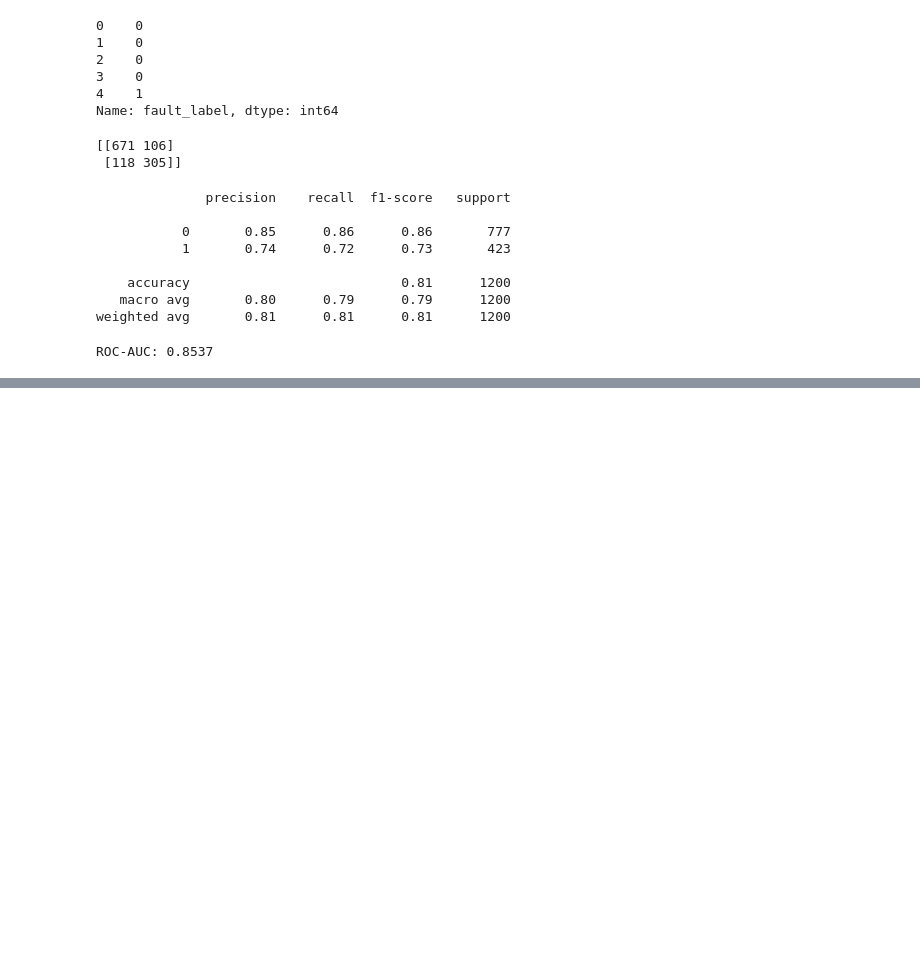
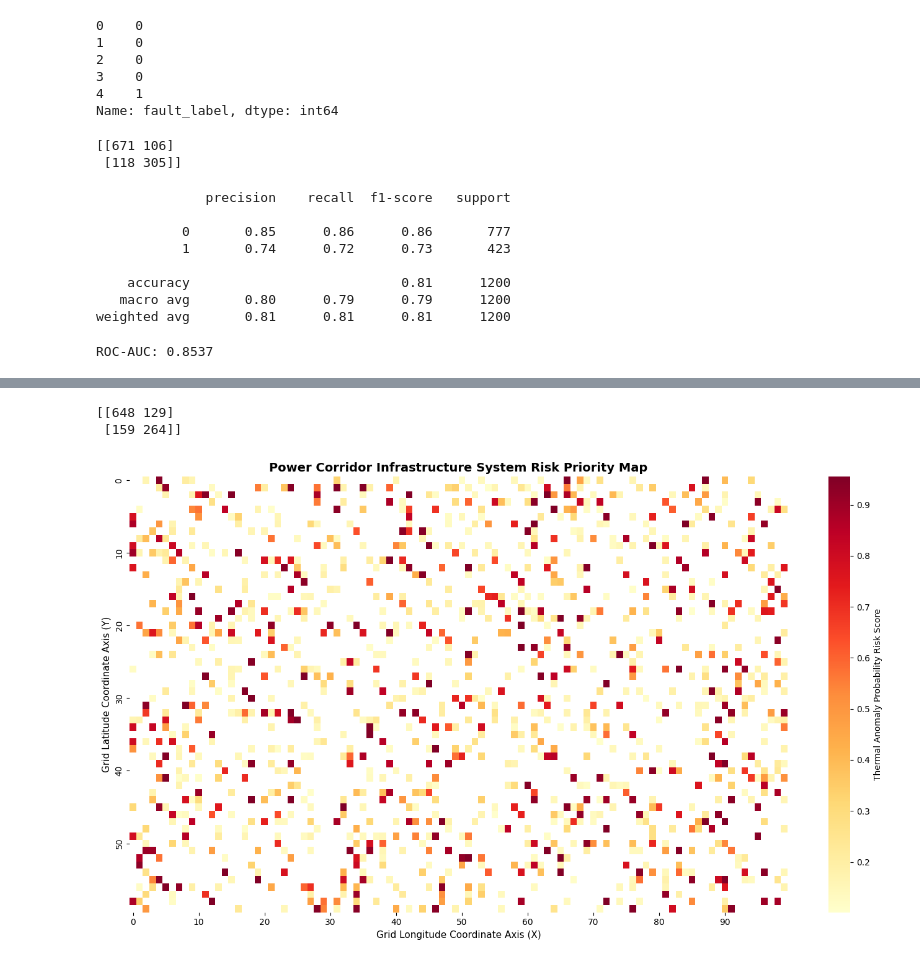
Before and after one commit to ReasonableForce770/Ai-based-Thermal-Powerline-Hotspot, a Jupyter notebook: code.ipynb, the cells around one changed output, grey strips where cells are left out. Saved outputs shown, nothing was run; the diff lists cells and outputs as text; code cells hidden in the pictures; blank space fills up the shorter version.

```diff
--- a/code.ipynb
+++ b/code.ipynb
@@ -148,0 +165,31 @@ ROC-AUC: 0.8537
+# %%
+print(confusion_matrix(y_test, nn_pred))
+# %% [output]
+[[648 129]
+ [159 264]]
+# %%
+
+map_df = pd.DataFrame()
+map_df['spatial_x'] = x_test['spatial_x']
+map_df['spatial_y'] = x_test['spatial_y']
+map_df['risk_probability'] = rf_prob
+
+
+grid_matrix = map_df.pivot(index='spatial_y', columns='spatial_x', values='risk_probability')
+
+plt.figure(figsize=(14, 8))
+sns.heatmap(
+    grid_matrix,
+    cmap='YlOrRd',
+    cbar_kws={'label': 'Thermal Anomaly Probability Risk Score'},
+    xticklabels=10,
+    yticklabels=10
+)
+
+plt.title("Power Corridor Infrastructure System Risk Priority Map", fontsize=14, fontweight='bold')
+plt.xlabel("Grid Longitude Coordinate Axis (X)", fontsize=11)
+plt.ylabel("Grid Latitude Coordinate Axis (Y)", fontsize=11)
+plt.tight_layout()
+plt.show()
+# %% [output]
+[figure, added]
```
Also changed, not shown: parts of 2 cells of this notebook, 4 other files.
